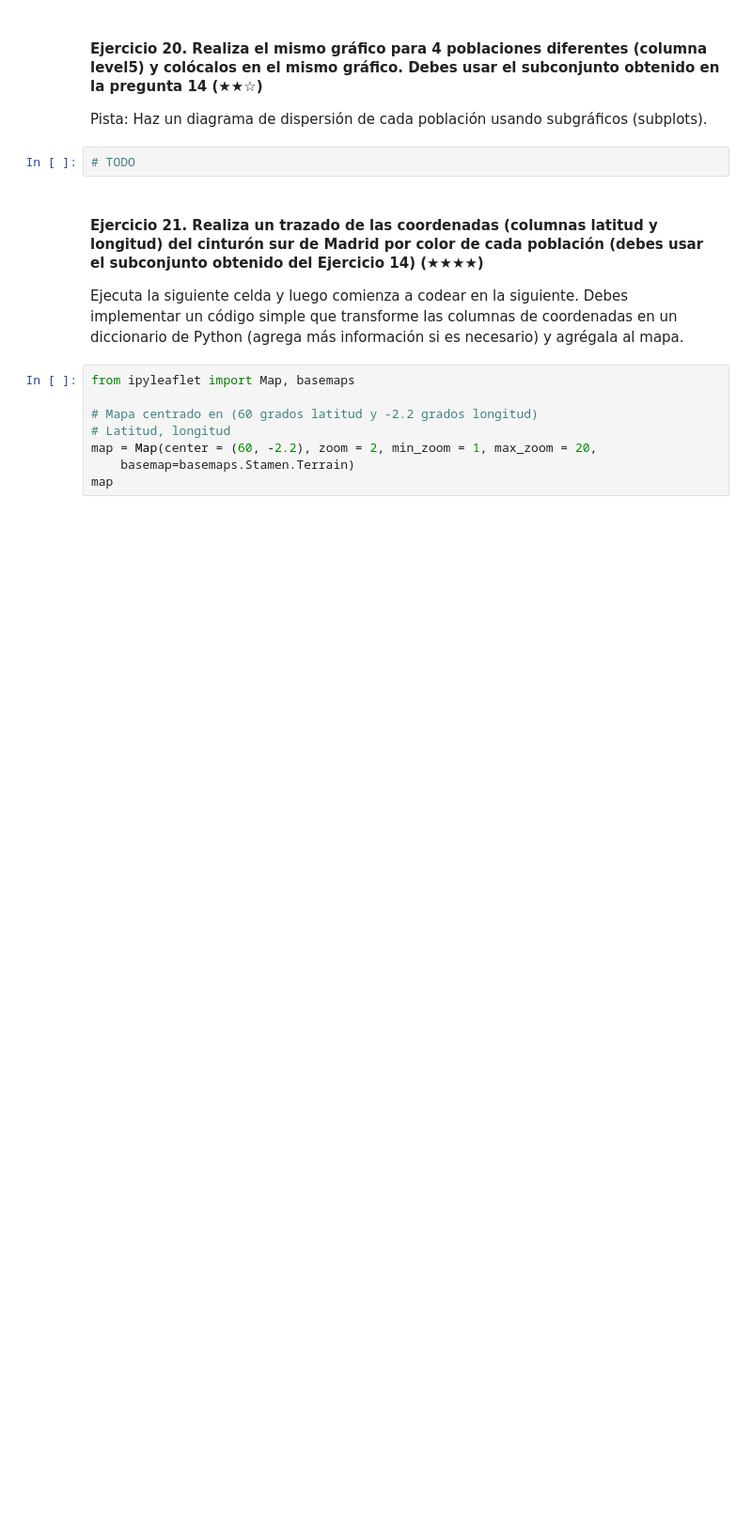
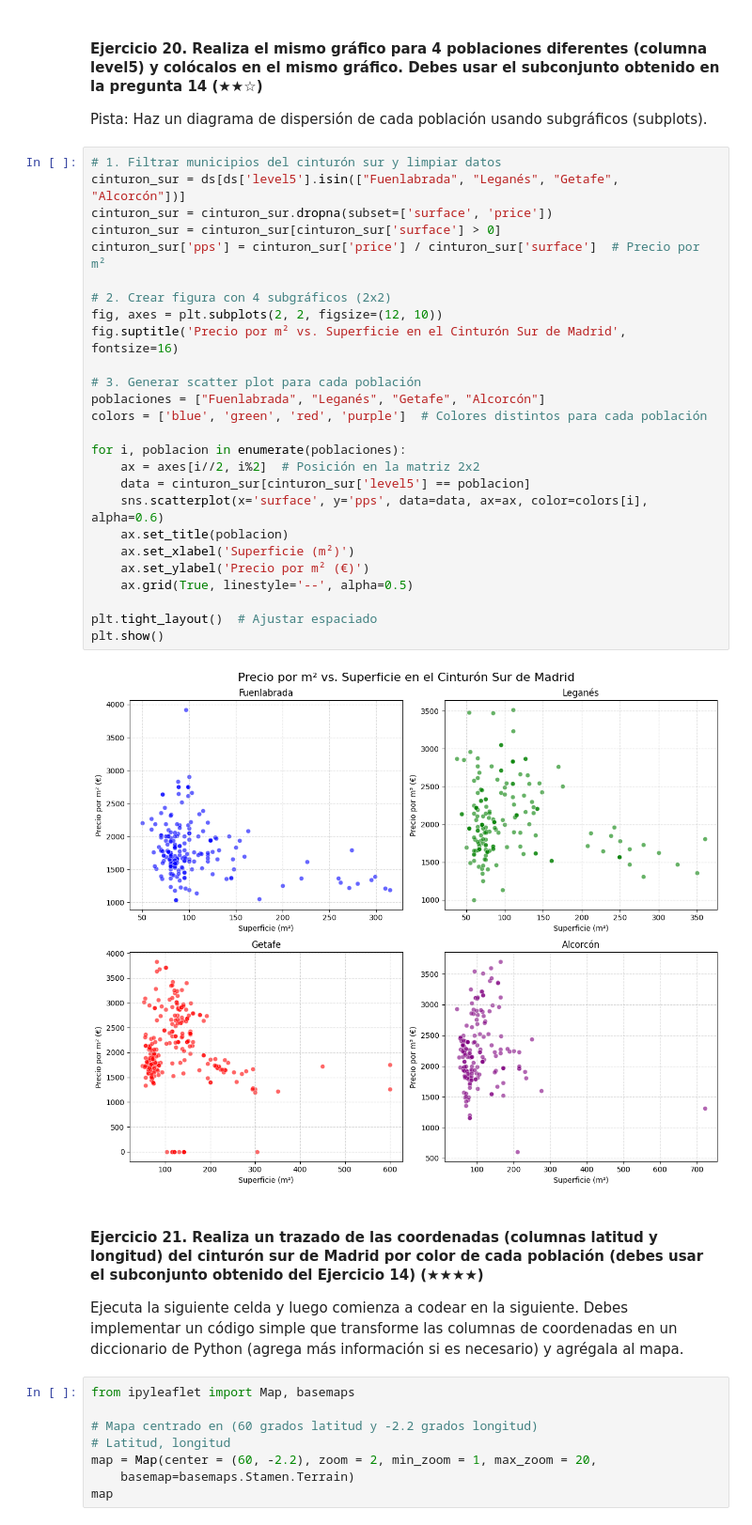
Before and after one commit to annunezc/realestate-datacleanup-exercise, a Jupyter notebook: project.es.ipynb, the cells around one changed output. Shown: that part at 94% size. Drawn from its saved outputs; the diff is of its cells as text; blank space fills up the shorter version.

```diff
--- a/project.es.ipynb
+++ b/project.es.ipynb
@@ -640,7 +734,33 @@ Pista: Crea una nueva columna llamada `pps` (price per square en inglés) y lueg
 #### Ejercicio 20. Realiza el mismo gráfico para 4 poblaciones diferentes (columna level5) y colócalos en el mismo gráfico. Debes usar el subconjunto obtenido en la pregunta 14 (★★☆)
 Pista: Haz un diagrama de dispersión de cada población usando subgráficos (subplots).
 # %%
-# TODO
+# 1. Filtrar municipios del cinturón sur y limpiar datos
+cinturon_sur = ds[ds['level5'].isin(["Fuenlabrada", "Leganés", "Getafe", "Alcorcón"])]
+cinturon_sur = cinturon_sur.dropna(subset=['surface', 'price'])
+cinturon_sur = cinturon_sur[cinturon_sur['surface'] > 0]
+cinturon_sur['pps'] = cinturon_sur['price'] / cinturon_sur['surface']  # Precio por m²
+
+# 2. Crear figura con 4 subgráficos (2x2)
+fig, axes = plt.subplots(2, 2, figsize=(12, 10))
+fig.suptitle('Precio por m² vs. Superficie en el Cinturón Sur de Madrid', fontsize=16)
+
+# 3. Generar scatter plot para cada población
+poblaciones = ["Fuenlabrada", "Leganés", "Getafe", "Alcorcón"]
+colors = ['blue', 'green', 'red', 'purple']  # Colores distintos para cada población
+
+for i, poblacion in enumerate(poblaciones):
+    ax = axes[i//2, i%2]  # Posición en la matriz 2x2
+    data = cinturon_sur[cinturon_sur['level5'] == poblacion]
+    sns.scatterplot(x='surface', y='pps', data=data, ax=ax, color=colors[i], alpha=0.6)
+    ax.set_title(poblacion)
+    ax.set_xlabel('Superficie (m²)')
+    ax.set_ylabel('Precio por m² (€)')
+    ax.grid(True, linestyle='--', alpha=0.5)
+
+plt.tight_layout()  # Ajustar espaciado
+plt.show()
+# %% [output]
+[figure, added]
 # %% [markdown]
 #### Ejercicio 21. Realiza un trazado de las coordenadas (columnas latitud y longitud) del cinturón sur de Madrid por color de cada población (debes usar el subconjunto obtenido del Ejercicio 14) (★★★★)
 
```
Also changed, not shown: parts of 6 cells of this notebook.
